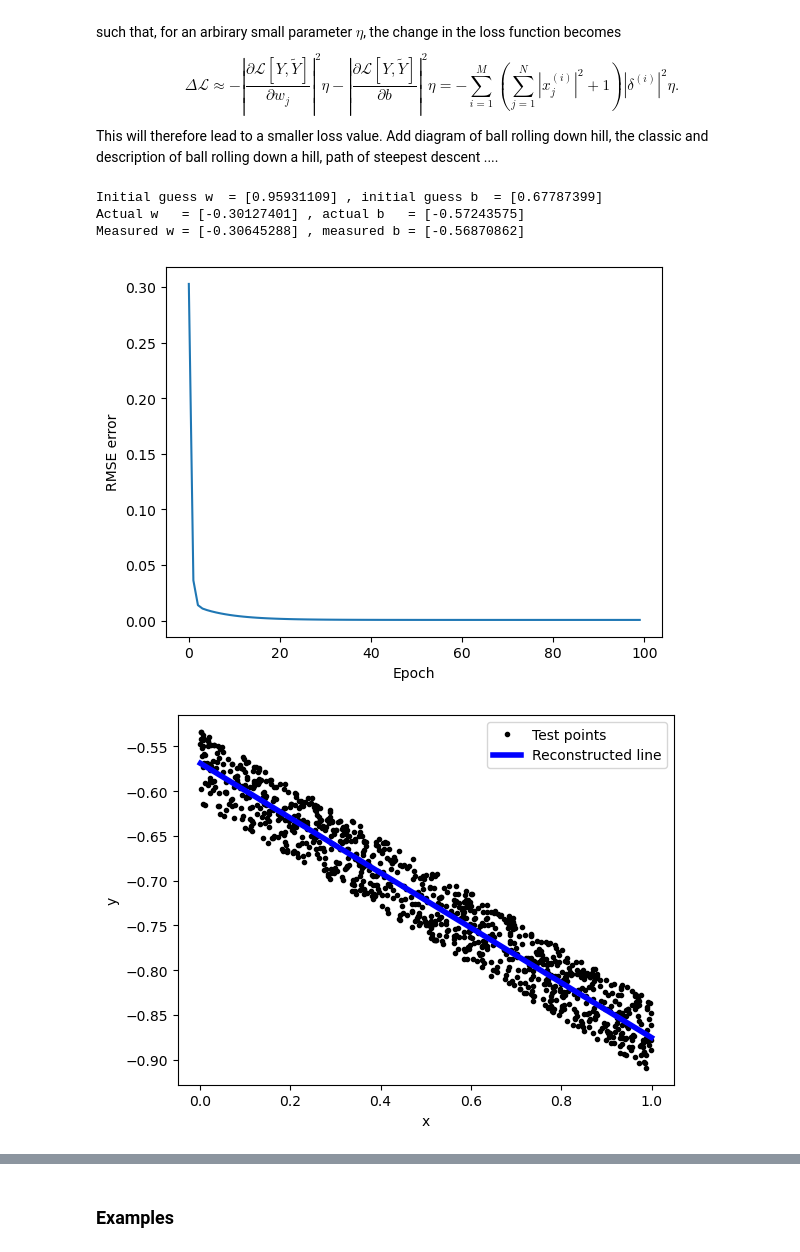
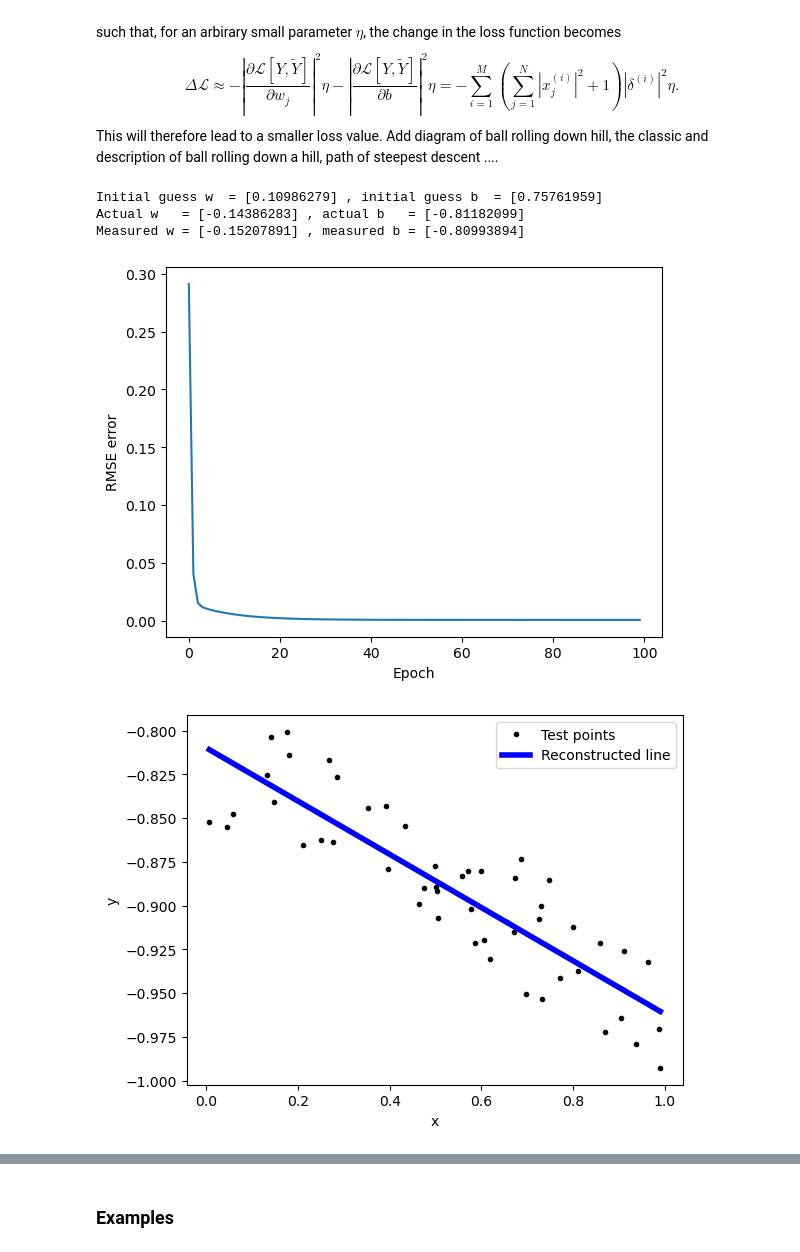
Before and after one commit to dave452/ML_LinearReg, a Jupyter notebook: Regression_NN.ipynb, the cells around one changed output, grey strips where cells are left out. Drawn from its saved outputs; the diff is of its cells as text; code cells hidden in the pictures.

```diff
--- a/Regression_NN.ipynb
+++ b/Regression_NN.ipynb
@@ -136,10 +136,10 @@ class linear_regression:
 
     def calc_y(self, x = []):
         if (len(x)==0):x = self.x
-        return np.sum(self.w*x, axis = 1) + self.b
+        return np.dot(x, self.w) + self.b
 
     def calc_dL_dy(self):
-        return (1/len(self.y_test)) * (self.calc_y() - self.y_test)
+        return (1/(len(self.w)*len(self.y_test))) * (self.calc_y() - self.y_test)
 
     def calc_dy_dw(self):
         return  self.x.T
@@ -148,13 +148,13 @@ class linear_regression:
         return 1.
 
     def calc_L(self):
-        return (1/len(self.y_test)) * sum((self.calc_y() - self.y_test) ** 2)
+        return np.mean((self.calc_y() - self.y_test) ** 2)/2
 
     def single_update(self):
         #individual update of the weights and biases using gradient descent
-        dL_dw = np.sum((self.calc_dy_dw() * self.calc_dL_dy()),axis = 1) #sum is over the samples
+        dL_dw = np.dot(self.calc_dy_dw(), self.calc_dL_dy())
         dL_db = np.sum(self.calc_dL_dy() * self.calc_dy_db())
-        self.w -= self.eta*dL_dw / (self.x.shape[1]) #term at the end regularises for larger N
+        self.w -= self.eta*dL_dw #/ (self.x.shape[1]) #term at the end regularises for larger N
         self.b -= self.eta*dL_db
 
     def full_update(self, iterations):
@@ -369,7 +373,7 @@ class single_node:
 
     def calc_z(self, x = []):
         if(len(x) == 0): x = self.x
-        return np.sum(self.w*x, axis = 1) + self.b
+        return np.dot(x, self.w) + self.b
 
     def calc_y(self, x = []):
         if(len(x) == 0): x = self.x
@@ -383,7 +387,7 @@ class single_node:
 
     def calc_dy_dz(self):
         if(self.activation == "tanh"):
-            dy_dz = 1 - (np.tanh(self.calc_z())**2.)
+            dy_dz = 1 - (self.calc_y()**2.)
         elif(self.activation == "sigmoid"):
             dy_dz = self.calc_y() * (1 - self.calc_y())
         else:
@@ -391,7 +395,7 @@ class single_node:
         return dy_dz
 
     def calc_dL_dy(self):
-        return (1/len(self.y_test)) * (self.calc_y() - self.y_test)
+        return (1/(len(self.w)*len(self.y_test))) * (self.calc_y() - self.y_test)
 
     def error_function(self):
         return self.calc_dL_dy() * self.calc_dy_dz()
@@ -403,13 +407,13 @@ class single_node:
         return 1.
 
     def calc_L(self):
-        return (1/len(self.y_test)) * sum((self.calc_y() - self.y_test) ** 2)
+        return np.mean((self.calc_y() - self.y_test) ** 2)/2
 
     def single_update(self):
         #individual update of the weights and biases using gradient descent
         delta = self.error_function()
-        dL_dw = np.sum(self.calc_dz_dw() * delta ,axis = 1) #sum is over the samples
-        dL_db = np.sum( self.calc_dz_db() * delta)
+        dL_dw = np.dot(self.calc_dz_dw() , delta)
+        dL_db = np.sum(self.calc_dz_db() * delta)
         self.w -= self.eta*dL_dw#dL_dw should be same shape as w
         self.b -= self.eta*dL_db
 
@@ -426,28 +430,28 @@ class single_node:
         plt.show()
 # %%
 %matplotlib inline
-x = np.random.rand(1000,1)#* 16 - 8
+x = np.random.rand(50,1)#* 16 - 8
 w = np.random.rand(x.shape[1]) * 2 -1
 b = np.random.rand(1)* 2 -1
 z = np.sum(w*x,axis = 1) + b
 y = z + np.random.uniform(-0.04,0.04, (x.shape[0]))# np.tanh(z)#(1 / (1 + np.exp(-z)))  # np.random.uniform(-0.0005,0.0005, (x.shape[0]))
 node = single_node(x,y,1, "")
 print('Initial guess w  =' ,node.w , ', initial guess b  =', node.b)
 print('Actual w   =' ,w , ', actual b   =', b)
 node.full_update(100)
 print('Measured w =' ,node.w , ', measured b =', node.b)
 node.plot_train()
 plt.plot(x,y, 'k.', label = 'Test points')
 x_lin = np.array([np.linspace(x.min(), x.max(), 100)]).T
 plt.plot(x_lin,node.calc_y(x_lin), 'b-', lw=4, label = 'Reconstructed line')
 plt.xlabel('x')
 plt.ylabel('y')
 plt.legend()
 plt.show()
 # %% [output]
-Initial guess w  = [0.95931109] , initial guess b  = [0.67787399]
-Actual w   = [-0.30127401] , actual b   = [-0.57243575]
-Measured w = [-0.30645288] , measured b = [-0.56870862]
+Initial guess w  = [0.10986279] , initial guess b  = [0.75761959]
+Actual w   = [-0.14386283] , actual b   = [-0.81182099]
+Measured w = [-0.15207891] , measured b = [-0.80993894]
-[figure, old version]
+[figure, new version]
-[figure, old version]
+[figure, new version]
 # %%
```
Also changed, not shown: parts of 48 cells of this notebook, 2 other files.
